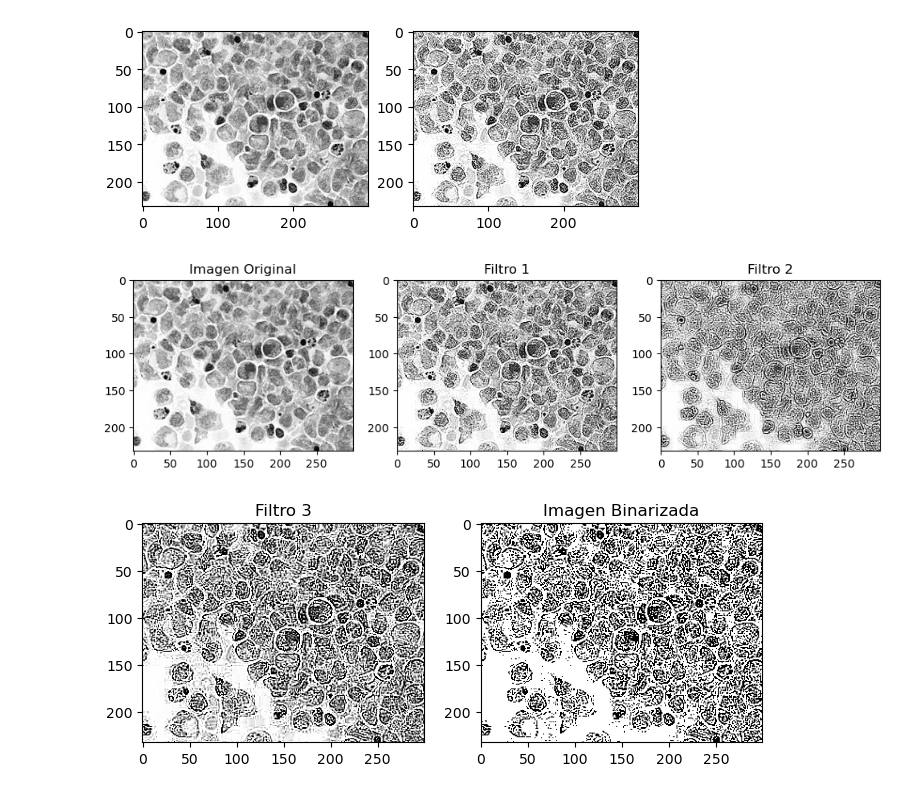
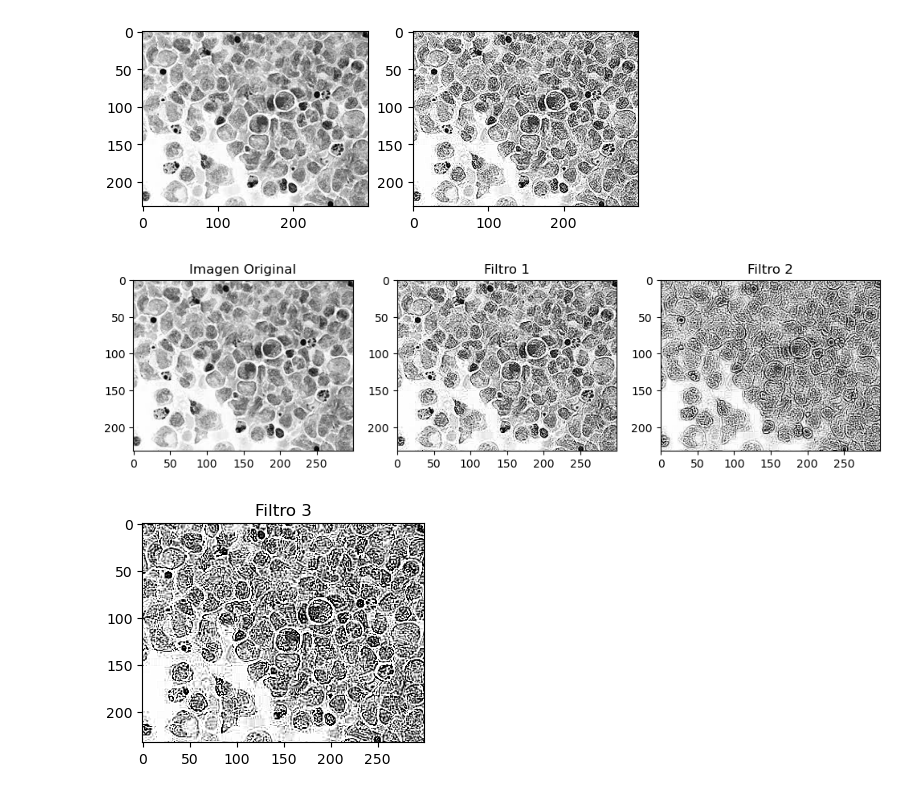
Before and after one commit to GuerreroT/clase1, a Jupyter notebook: clase_16_4_24.ipynb, the cells around one changed output. Cells and saved outputs as stored; diff of their text form; code cells hidden in the pictures.

```diff
--- a/clase_16_4_24.ipynb
+++ b/clase_16_4_24.ipynb
@@ -29,37 +29,31 @@ mascara2 = np.array([[1, 1, 1], [1, -7, 1], [1, 1, 1]])
 mascara3 = np.array([[-1, -1, -1], [-1, 9, -1], [-1, -1, -1]])
 
 imgfin1 = cv2.filter2D(img, -1, mascara1)
 imgfin2 = cv2.filter2D(img, -1, mascara2)
 imgfin3 = cv2.filter2D(img, -1, mascara3)
 
 plt.figure(figsize=(12, 4))
 
 plt.subplot(131)
 plt.imshow(img, cmap='gray')
 plt.title('Imagen Original')
 
 plt.subplot(132)
 plt.imshow(imgfin1, cmap='gray')
 plt.title('Filtro 1')
 
 plt.subplot(133)
 plt.imshow(imgfin2, cmap='gray')
 plt.title('Filtro 2')
 
-plt.show()
-
-_, img_bin = cv2.threshold(imgfin3, 127, 255, cv2.THRESH_BINARY)
 
 plt.figure(figsize=(8, 4))
 plt.subplot(121)
 plt.imshow(imgfin3, cmap='gray')
 plt.title('Filtro 3')
 
-plt.subplot(122)
-plt.imshow(img_bin, cmap='gray')
-plt.title('Imagen Binarizada')
 
 plt.show()
 # %% [output]
 [figure]
-[figure, old version]
+[figure, new version]
```
